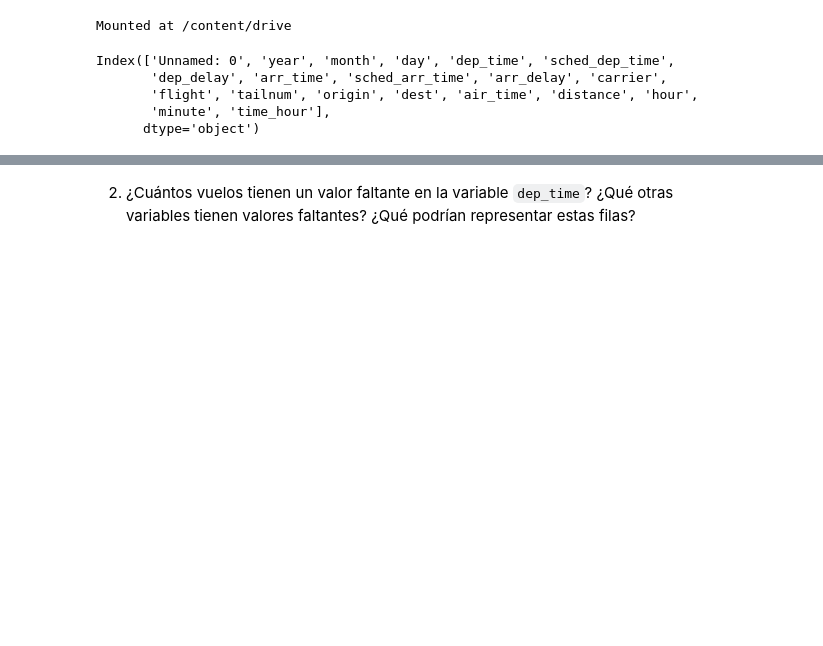
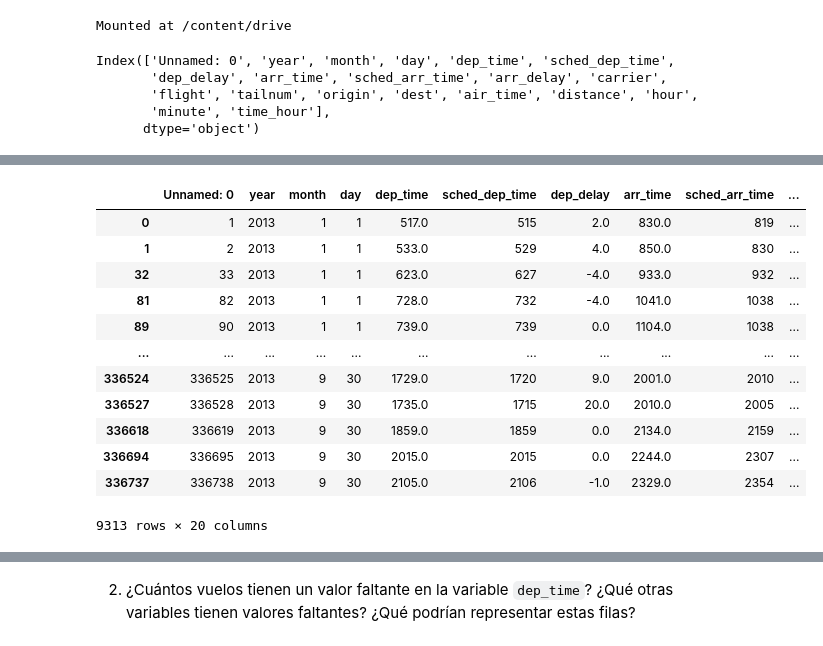
Before and after one commit to qlab-intro-python/qlab-intro-python-ccss-tarea-2-tarea_plantilla, a Jupyter notebook: tarea_2_grupo_5.ipynb, the cells around one changed output, grey strips where cells are left out. Drawn from its saved outputs; the diff is of its cells as text; code cells hidden in the pictures; blank space fills up the shorter version.

```diff
--- a/tarea_2_grupo_5.ipynb
+++ b/tarea_2_grupo_5.ipynb
@@ -47,0 +64,17 @@ df_flights.groupby("dep_delay")
+# %%
+#1.b. Volaron a Houston (IAH o HOU)
+df_flights[df_flights['dest'].isin(['IAH', 'HOU'])]
+# %% [output]
+|  | Unnamed: 0 | year | month | day | dep_time | sched_dep_time | dep_delay | arr_time | sched_arr_time | ... |
+| 0 | 1 | 2013 | 1 | 1 | 517.0 | 515 | 2.0 | 830.0 | 819 | ... |
+| 1 | 2 | 2013 | 1 | 1 | 533.0 | 529 | 4.0 | 850.0 | 830 | ... |
+| 32 | 33 | 2013 | 1 | 1 | 623.0 | 627 | -4.0 | 933.0 | 932 | ... |
+| 81 | 82 | 2013 | 1 | 1 | 728.0 | 732 | -4.0 | 1041.0 | 1038 | ... |
+| 89 | 90 | 2013 | 1 | 1 | 739.0 | 739 | 0.0 | 1104.0 | 1038 | ... |
+| ... | ... | ... | ... | ... | ... | ... | ... | ... | ... | ... |
+| 336524 | 336525 | 2013 | 9 | 30 | 1729.0 | 1720 | 9.0 | 2001.0 | 2010 | ... |
+| 336527 | 336528 | 2013 | 9 | 30 | 1735.0 | 1715 | 20.0 | 2010.0 | 2005 | ... |
+| 336618 | 336619 | 2013 | 9 | 30 | 1859.0 | 1859 | 0.0 | 2134.0 | 2159 | ... |
+| 336694 | 336695 | 2013 | 9 | 30 | 2015.0 | 2015 | 0.0 | 2244.0 | 2307 | ... |
+| 336737 | 336738 | 2013 | 9 | 30 | 2105.0 | 2106 | -1.0 | 2329.0 | 2354 | ... |
+9313 rows × 20 columns
```
Also changed, not shown: parts of 5 cells of this notebook.
